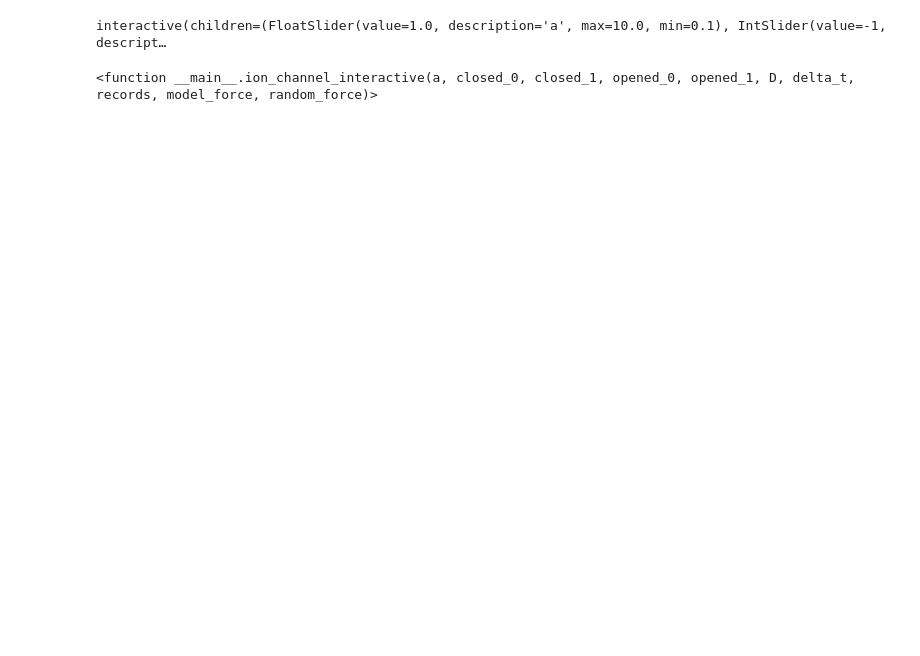
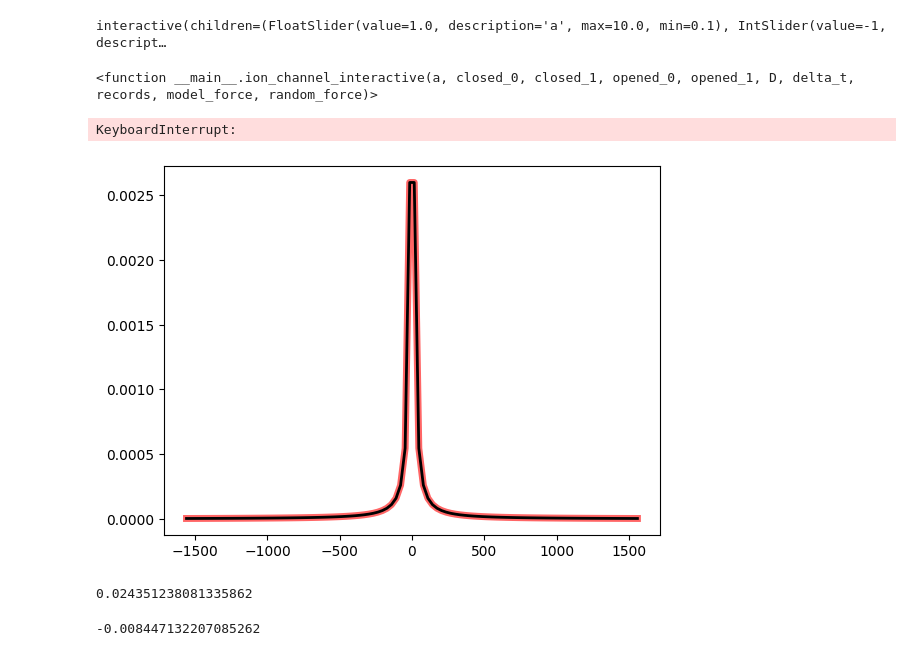
Before and after one commit to University-of-Silesia-Ion-Channel/Jonus, a Jupyter notebook: interactable.ipynb, the cells around one changed output. Cells and saved outputs as stored; diff of their text form; code cells hidden in the pictures; blank space fills up the shorter version.

Commit message:
Levy tests

```diff
--- a/interactable.ipynb
+++ b/interactable.ipynb
@@ -35,3 +39,30 @@ interact(
 # %% [output]
 interactive(children=(FloatSlider(value=1.0, description='a', max=10.0, min=0.1), IntSlider(value=-1, descript…
 <function __main__.ion_channel_interactive(a, closed_0, closed_1, opened_0, opened_1, D, delta_t, records, model_force, random_force)>
+# %%
+import numpy as np
+from scipy.stats import levy_stable
+import matplotlib.pyplot as plt
+fig, ax = plt.subplots(1, 1)
+
+alpha, beta = 0.5, 0
+loc, scale = 0, 1
+x = np.linspace(levy_stable.ppf(0.01, alpha, beta, loc=loc, scale=scale),
+                levy_stable.ppf(0.99, alpha, beta, loc=loc, scale=scale), 100)
+ax.plot(x, levy_stable.pdf(x, alpha, beta, loc=loc, scale=scale),
+       'r-', lw=5, alpha=0.6, label='levy_stable pdf')
+
+rv = levy_stable(alpha, beta, loc=loc, scale=scale)
+ax.plot(x, rv.pdf(x), 'k-', lw=2, label='frozen pdf')
+
+vals = levy_stable.ppf([0.001, 0.5, 0.999], alpha, beta, loc=loc, scale=scale)
+np.allclose([0.001, 0.5, 0.999], levy_stable.cdf(vals, alpha, beta, loc=loc, scale=scale))
+
+r = levy_stable.rvs(alpha, beta, loc=loc, scale=scale, size=1000)
+ax.hist(r, density=True, bins="auto", histtype='stepfilled', alpha=0.2)
+ax.set_xlim([x[0], x[-1]])
+ax.legend(loc='best', frameon=False)
+plt.show()
+# %% [output]
+KeyboardInterrupt:
+[figure, added]
@@ -37,0 +106,13 @@ interactive(children=(FloatSlider(value=1.0, description='a', max=10.0, min=0.1)
+# %%
+random_force_gauss(0.5, 0.01)
+# %% [output]
+0.024351238081335862
+# %%
+import importlib
+import monostable_model
+importlib.reload(monostable_model)
+
+
+monostable_model.random_force_levy(0.5, 0.01)
+# %% [output]
+-0.008447132207085262
```
Also changed, not shown: parts of 2 cells of this notebook, 1 other file.
